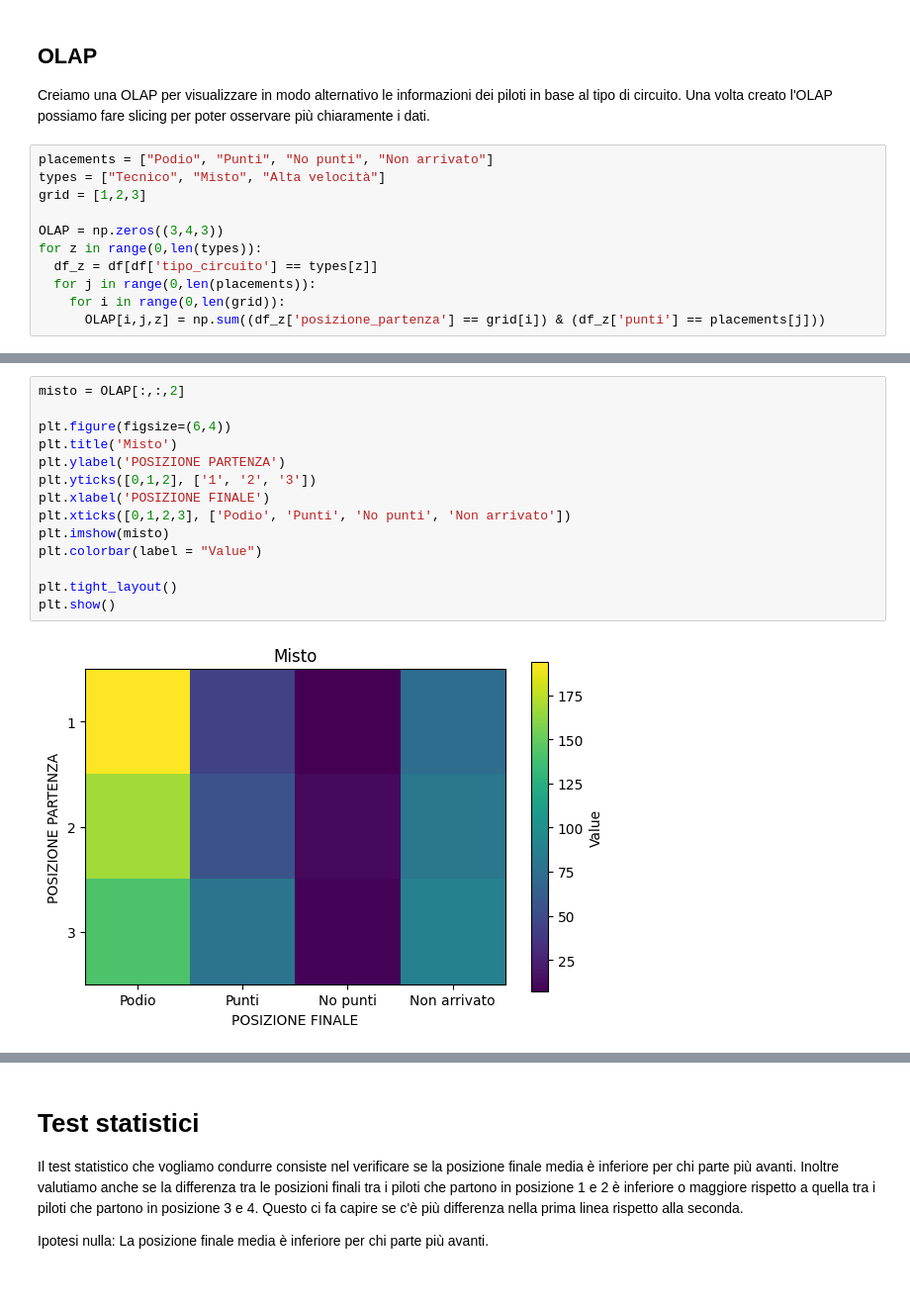
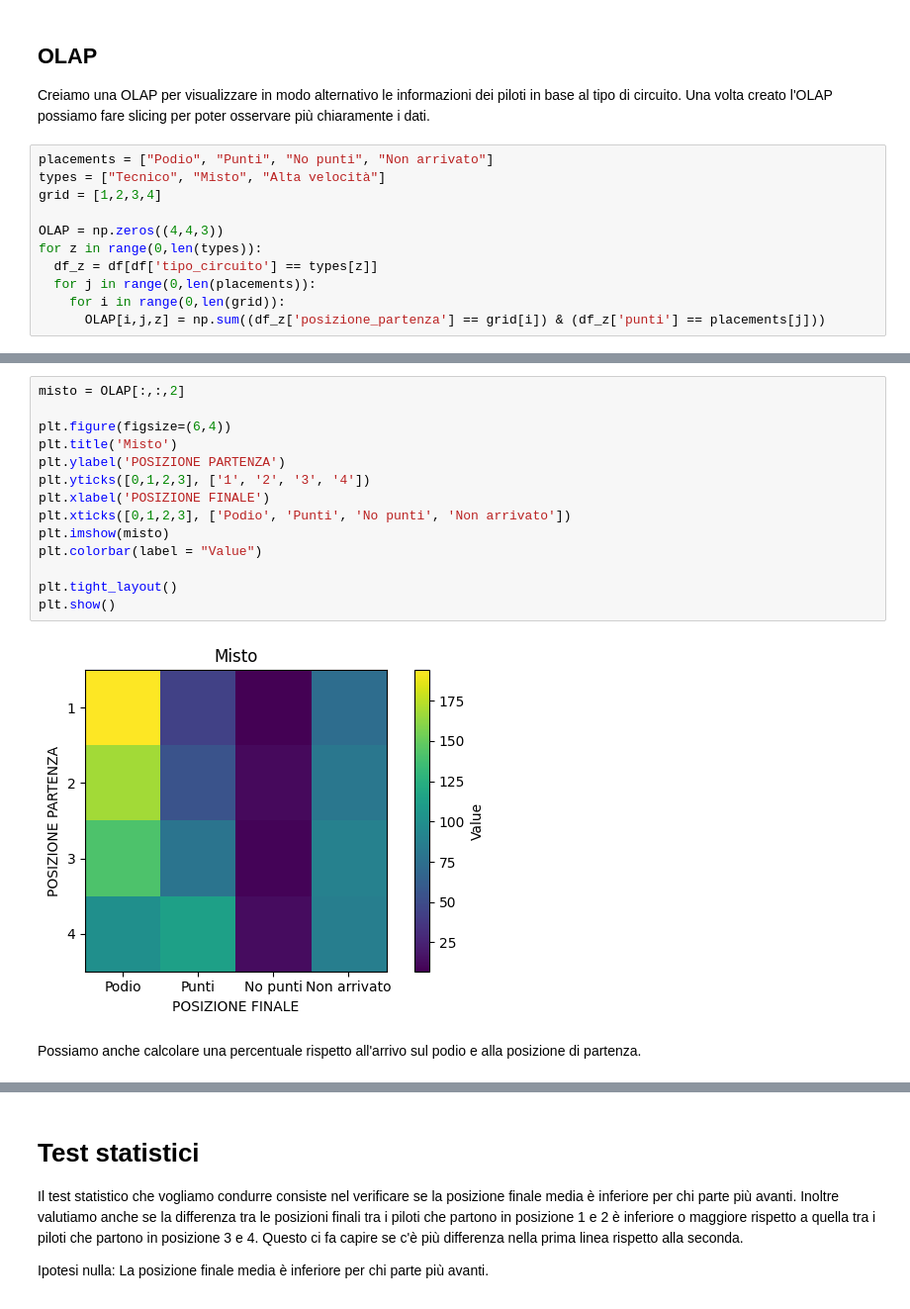
Before and after one commit to Agovvvvv/Formula-1-analysis, a Jupyter notebook: progetto.ipynb, the cells around one changed output, grey strips where cells are left out. Shown at 99% size. Cells and saved outputs as stored; diff of their text form.

```diff
--- a/progetto.ipynb
+++ b/progetto.ipynb
@@ -218,9 +218,9 @@ Creiamo una OLAP per visualizzare in modo alternativo le informazioni dei piloti
 # %%
 placements = ["Podio", "Punti", "No punti", "Non arrivato"]
 types = ["Tecnico", "Misto", "Alta velocità"]
-grid = [1,2,3]
+grid = [1,2,3,4]
 
-OLAP = np.zeros((3,4,3))
+OLAP = np.zeros((4,4,3))
 for z in range(0,len(types)):
   df_z = df[df['tipo_circuito'] == types[z]]
   for j in range(0,len(placements)):
@@ -261,16 +261,18 @@ plt.show()
 # %%
 misto = OLAP[:,:,2]
 
 plt.figure(figsize=(6,4))
 plt.title('Misto')
 plt.ylabel('POSIZIONE PARTENZA')
-plt.yticks([0,1,2], ['1', '2', '3'])
+plt.yticks([0,1,2,3], ['1', '2', '3', '4'])
 plt.xlabel('POSIZIONE FINALE')
 plt.xticks([0,1,2,3], ['Podio', 'Punti', 'No punti', 'Non arrivato'])
 plt.imshow(misto)
 plt.colorbar(label = "Value")
 
 plt.tight_layout()
 plt.show()
 # %% [output]
-[figure, old version]
+[figure, new version]
+# %% [markdown]
+Possiamo anche calcolare una percentuale rispetto all'arrivo sul podio e alla posizione di partenza.
```
Also changed, not shown: parts of 3 cells of this notebook.
